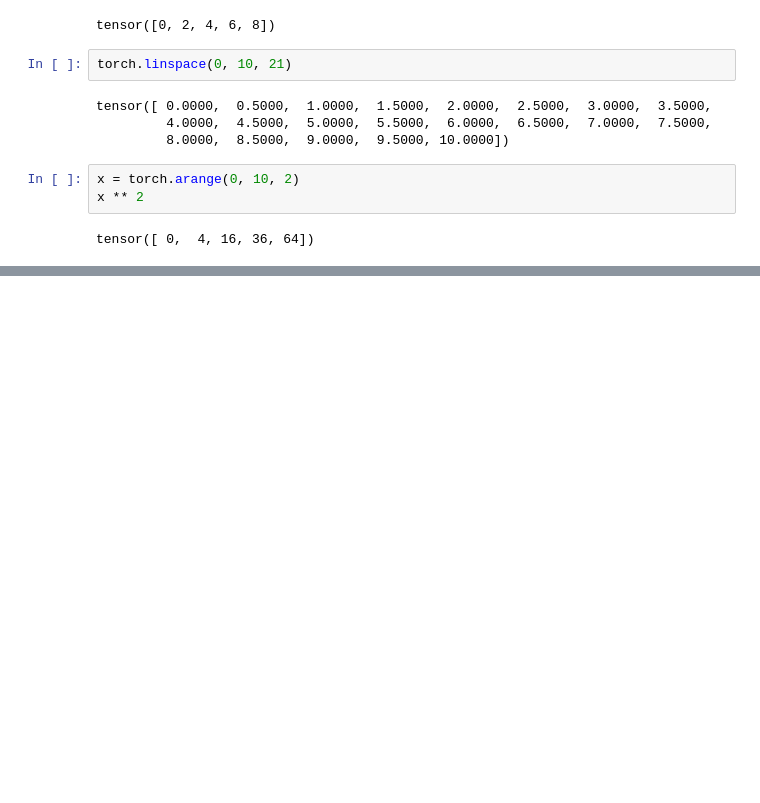
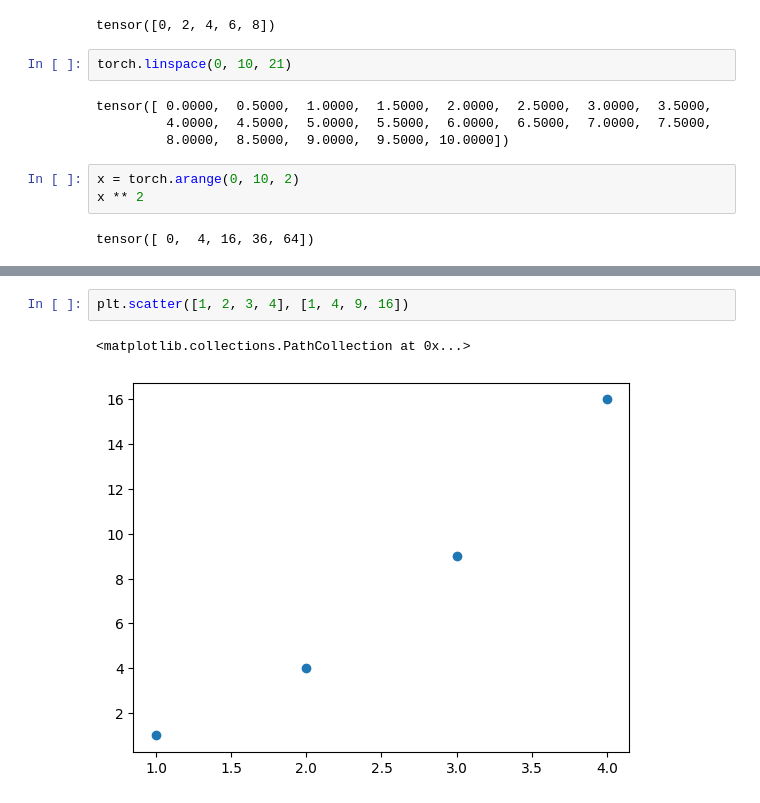
Before and after one commit to MissingSemesterCUET/ML, a Jupyter notebook: lecture1.ipynb, the cells around one changed output, grey strips where cells are left out. Saved outputs shown, nothing was run; the diff lists cells and outputs as text; blank space fills up the shorter version.

```diff
--- a/lecture1.ipynb
+++ b/lecture1.ipynb
@@ -248,0 +252,5 @@ plt
+# %%
+plt.scatter([1, 2, 3, 4], [1, 4, 9, 16])
+# %% [output]
+<matplotlib.collections.PathCollection at 0x...>
+[figure, added]
```
Also changed, not shown: parts of 10 cells of this notebook, 2 other files.
